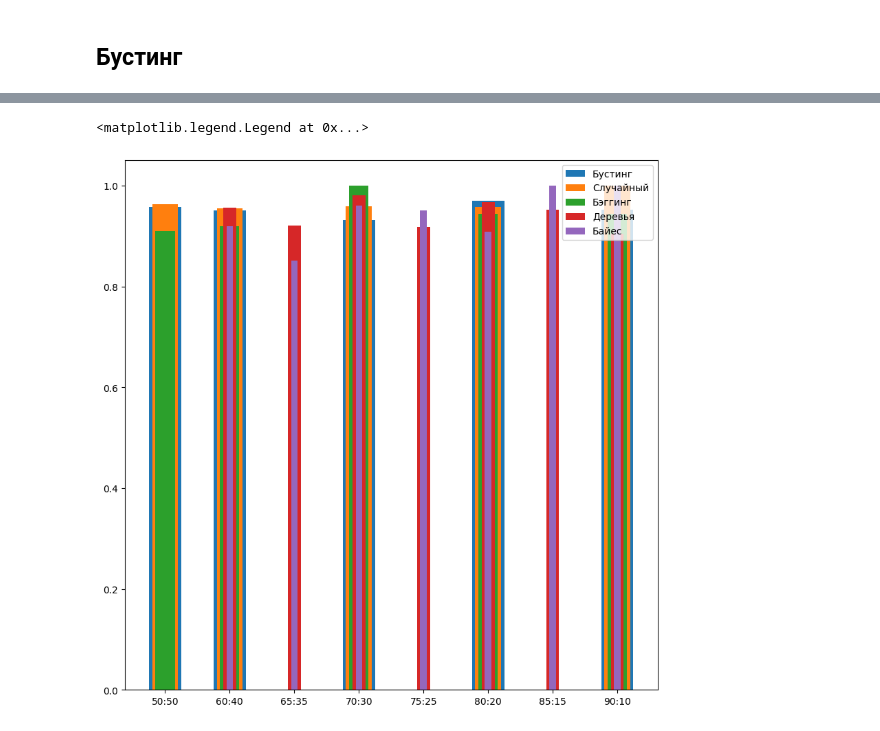
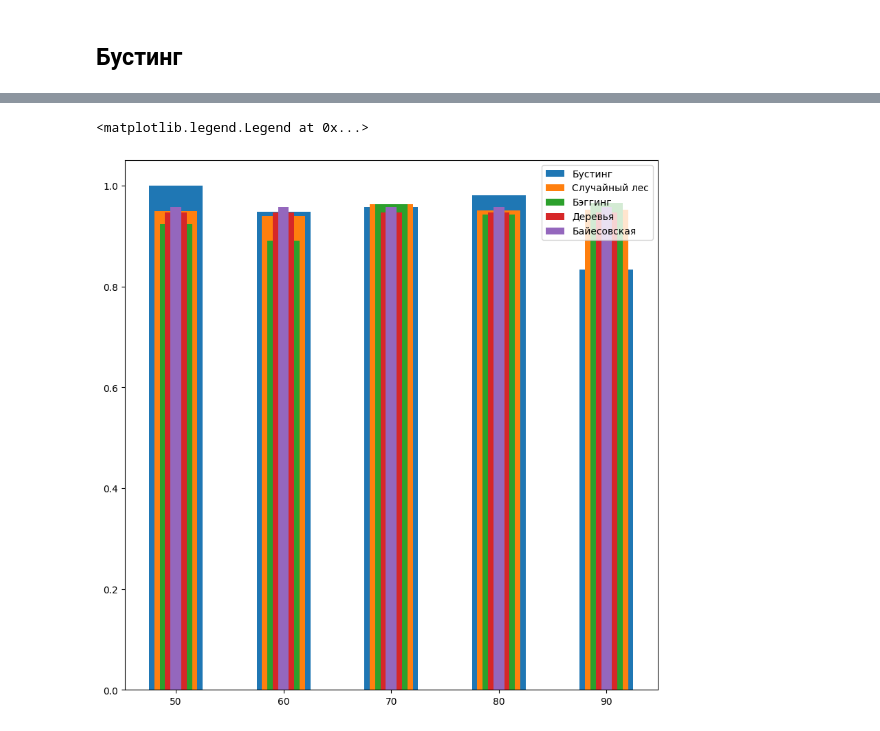
Before and after one commit to Miansvi/classification, a Jupyter notebook: Classification.ipynb, the cells around one changed output, grey strips where cells are left out. Cells and saved outputs as stored; diff of their text form; code cells hidden in the pictures.

```diff
--- a/Classification.ipynb
+++ b/Classification.ipynb
@@ -251,10 +215,11 @@ accuracy_r = dict()
 precision_r = dict()
 recall_r = dict()
 f1_r = dict()
-for tr_size in np.arange(0.5, 1, 0.1):
-  X_train, X_val, y_train, y_val = train_test_split(X, y, train_size = tr_size)
+for n_estimators in np.arange(50, 100, 10):
+  rclf = ensemble.RandomForestClassifier(n_estimators = n_estimators)
+  X_train, X_val, y_train, y_val = train_test_split(X, y, test_size = 0.75)
   rclf = rclf.fit(X_train, y_train)
-  key = "{start:.0f}:{end:.0f}".format(start = tr_size * 100, end = 100 - tr_size * 100)
+  key = "{start:.0f}".format(start = n_estimators)
   accuracy_r[key] = accuracy_score(y_val, rclf.predict(X_val))
   precision_r[key] = precision_score(y_val, rclf.predict(X_val), average='macro')
   recall_r[key] = recall_score(y_val, rclf.predict(X_val), average='macro')
@@ -427,15 +308,15 @@ plt.legend()
 ## Бустинг
 # %%
 from sklearn import ensemble
-bclf = ensemble.GradientBoostingClassifier()
 accuracy_bu = dict()
 precision_bu = dict()
 recall_bu = dict()
 f1_bu = dict()
-for tr_size in np.arange(0.5, 1, 0.1):
-  X_train, X_val, y_train, y_val = train_test_split(X, y, train_size = tr_size)
+for n_estimators in range(50, 100, 10):
+  bclf = ensemble.GradientBoostingClassifier(n_estimators = n_estimators)
+  X_train, X_val, y_train, y_val = train_test_split(X, y, train_size = 0.75)
   bclf = bclf.fit(X_train, y_train)
-  key = "{start:.0f}:{end:.0f}".format(start = tr_size * 100, end = 100 - tr_size * 100)
+  key = "{start:.0f}".format(start = n_estimators)
   accuracy_bu[key] = accuracy_score(y_val, bclf.predict(X_val))
   precision_bu[key] = precision_score(y_val, bclf.predict(X_val), average='macro')
   recall_bu[key] = recall_score(y_val, bclf.predict(X_val), average='macro')
@@ -506,44 +361,18 @@ plt.legend()
 # %%
-val_bu = list()
-val_beg = list()
-val_b = list()
-val_t = list()
-val_r = list()
-for key in key_beg:
-
-  if key in precision_bu.keys():
-    val_bu.append(precision_bu[key])
-  else:
-    val_bu.append(0)
-
-  if key in precision_b.keys():
-    val_b.append(precision_b[key])
-  else:
-    val_b.append(0)
-
-  if key in precision_t.keys():
-    val_t.append(precision_t[key])
-  else:
-    val_t.append(0)
-
-  if key in precision_beg.keys():
-    val_beg.append(precision_beg[key])
-  else:
-    val_beg.append(0)
-
-  if key in precision_r.keys():
-    val_r.append(precision_r[key])
-  else:
-    val_r.append(0)
+key = "75:25"
+val_b = [precision_b[key] for _ in precision_bu.keys()]
+val_t = [precision_t[key] for _ in precision_bu.keys()]
+val_beg = [precision_beg[i] for i in precision_bu.keys()]
+val_r = [precision_r[i] for i in precision_bu.keys()]
 
 plt.figure(figsize=(10,10))
-plt.bar(key_beg, val_bu, 0.5, label = 'Бустинг')
-plt.bar(key_beg, val_r, 0.4, label = 'Случайный')
-plt.bar(key_beg, val_beg, 0.3, label = 'Бэггинг')
-plt.bar(key_beg, val_t, 0.2, label = 'Деревья')
-plt.bar(key_beg, val_b, 0.1, label = 'Байес')
+plt.bar(precision_bu.keys(), precision_bu.values(), 0.5, label = 'Бустинг')
+plt.bar(precision_bu.keys(), val_r, 0.4, label = 'Случайный лес')
+plt.bar(precision_bu.keys(), val_beg, 0.3, label = 'Бэггинг')
+plt.bar(precision_bu.keys(), val_t, 0.2, label = 'Деревья')
+plt.bar(precision_bu.keys(), val_b, 0.1, label = 'Байесовская')
 plt.legend()
 # %% [output]
 <matplotlib.legend.Legend at 0x...>
-[figure, old version]
+[figure, new version]
 # %%
```
Also changed, not shown: parts of 38 cells of this notebook.
